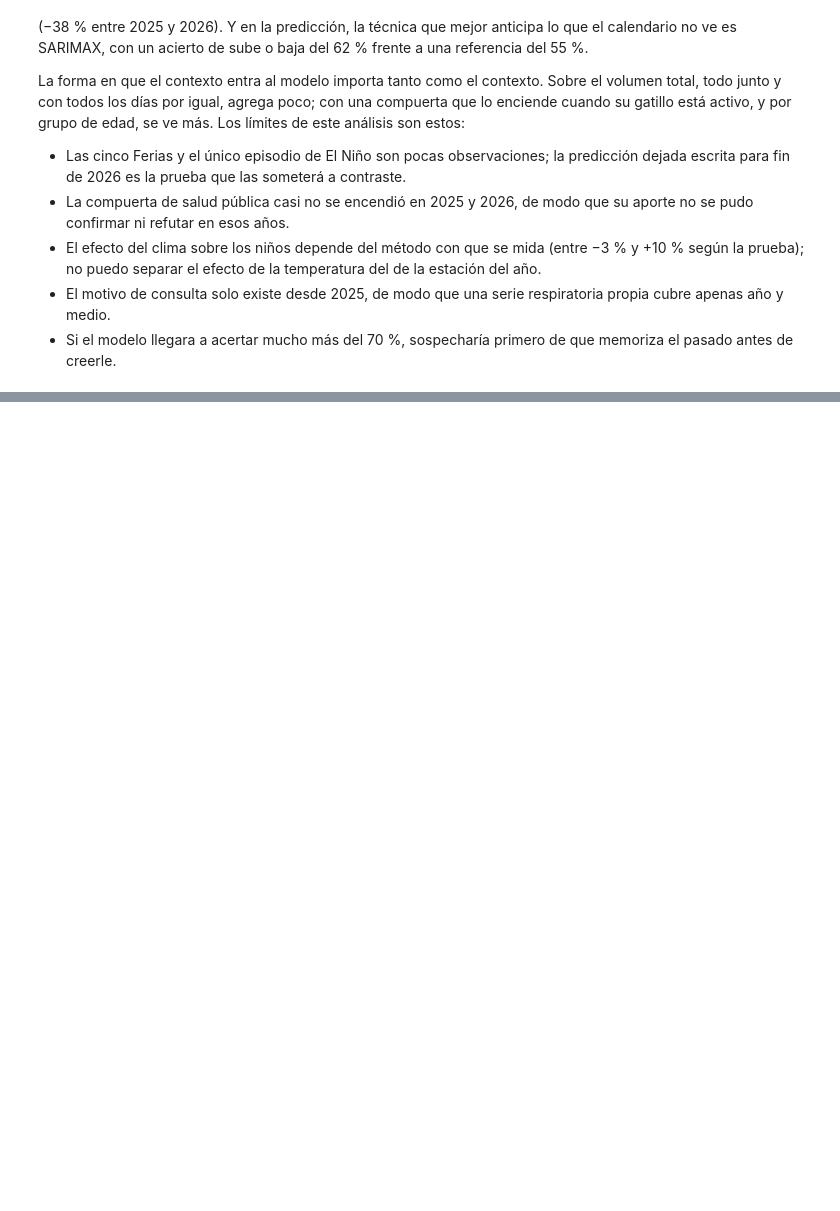
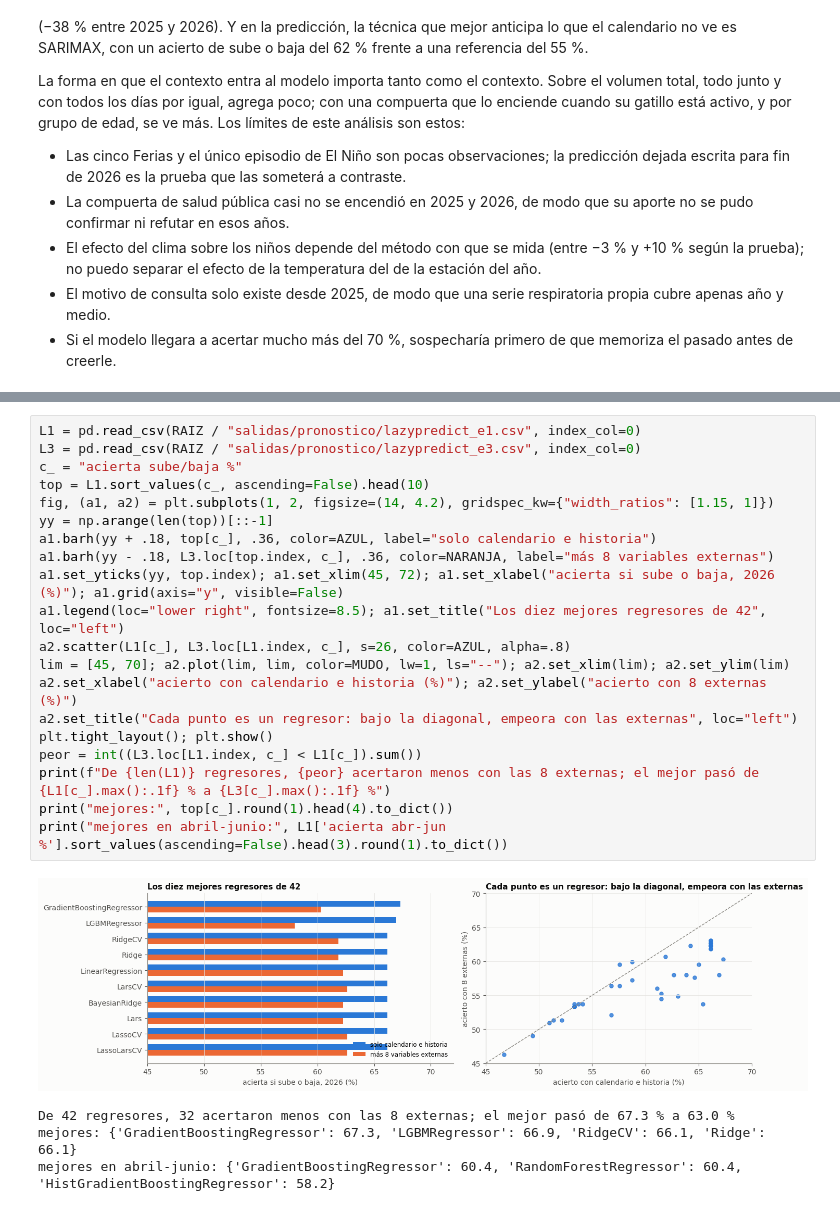
Before and after one commit to SebastianGuerr/puebas, a Jupyter notebook: notebooks/00_la_trayectoria.ipynb, the cells around one changed output, grey strips where cells are left out. Saved outputs shown, nothing was run; the diff lists cells and outputs as text; blank space fills up the shorter version.

```diff
--- a/notebooks/00_la_trayectoria.ipynb
+++ b/notebooks/00_la_trayectoria.ipynb
@@ -750,0 +805,25 @@ gatillo está activo, y por grupo de edad, se ve más. Los límites de este aná
+# %%
+L1 = pd.read_csv(RAIZ / "salidas/pronostico/lazypredict_e1.csv", index_col=0)
+L3 = pd.read_csv(RAIZ / "salidas/pronostico/lazypredict_e3.csv", index_col=0)
+c_ = "acierta sube/baja %"
+top = L1.sort_values(c_, ascending=False).head(10)
+fig, (a1, a2) = plt.subplots(1, 2, figsize=(14, 4.2), gridspec_kw={"width_ratios": [1.15, 1]})
+yy = np.arange(len(top))[::-1]
+a1.barh(yy + .18, top[c_], .36, color=AZUL, label="solo calendario e historia")
+a1.barh(yy - .18, L3.loc[top.index, c_], .36, color=NARANJA, label="más 8 variables externas")
+a1.set_yticks(yy, top.index); a1.set_xlim(45, 72); a1.set_xlabel("acierta si sube o baja, 2026 (%)"); a1.grid(axis="y", visible=False)
+a1.legend(loc="lower right", fontsize=8.5); a1.set_title("Los diez mejores regresores de 42", loc="left")
+a2.scatter(L1[c_], L3.loc[L1.index, c_], s=26, color=AZUL, alpha=.8)
+lim = [45, 70]; a2.plot(lim, lim, color=MUDO, lw=1, ls="--"); a2.set_xlim(lim); a2.set_ylim(lim)
+a2.set_xlabel("acierto con calendario e historia (%)"); a2.set_ylabel("acierto con 8 externas (%)")
+a2.set_title("Cada punto es un regresor: bajo la diagonal, empeora con las externas", loc="left")
+plt.tight_layout(); plt.show()
+peor = int((L3.loc[L1.index, c_] < L1[c_]).sum())
+print(f"De {len(L1)} regresores, {peor} acertaron menos con las 8 externas; el mejor pasó de {L1[c_].max():.1f} % a {L3[c_].max():.1f} %")
+print("mejores:", top[c_].round(1).head(4).to_dict())
+print("mejores en abril-junio:", L1['acierta abr-jun %'].sort_values(ascending=False).head(3).round(1).to_dict())
+# %% [output]
+[figure, added]
+De 42 regresores, 32 acertaron menos con las 8 externas; el mejor pasó de 67.3 % a 63.0 %
+mejores: {'GradientBoostingRegressor': 67.3, 'LGBMRegressor': 66.9, 'RidgeCV': 66.1, 'Ridge': 66.1}
+mejores en abril-junio: {'GradientBoostingRegressor': 60.4, 'RandomForestRegressor': 60.4, 'HistGradientBoostingRegressor': 58.2}
```
Also changed, not shown: parts of 12 cells of this notebook.
